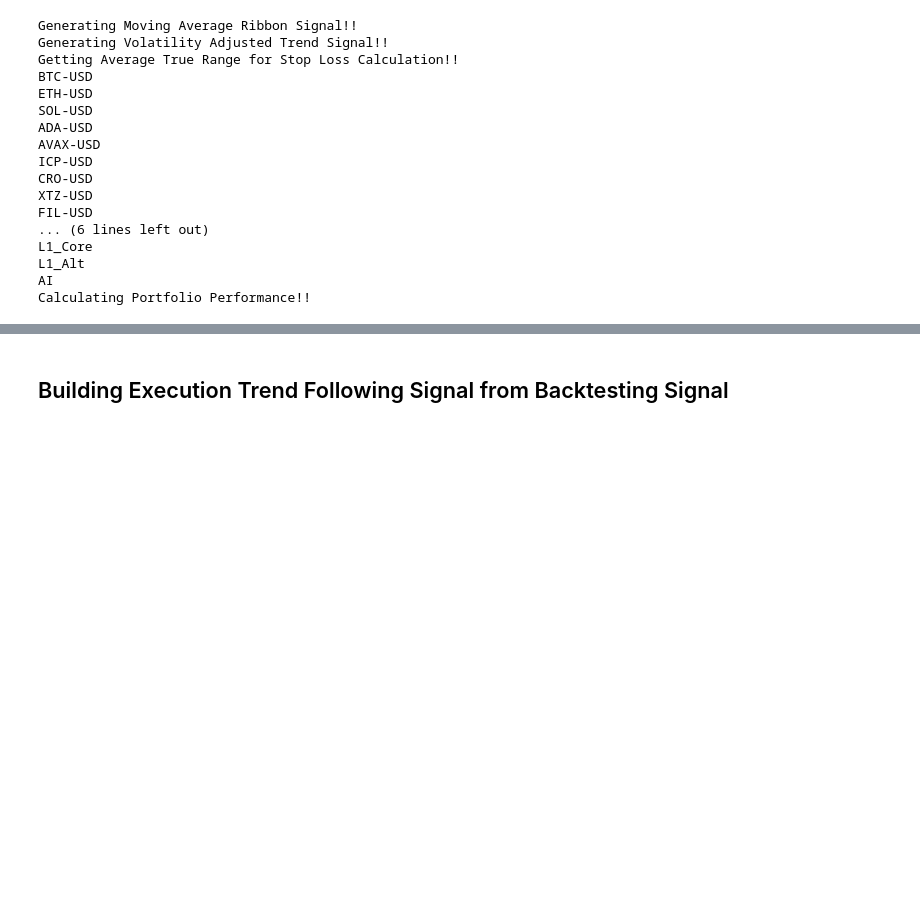
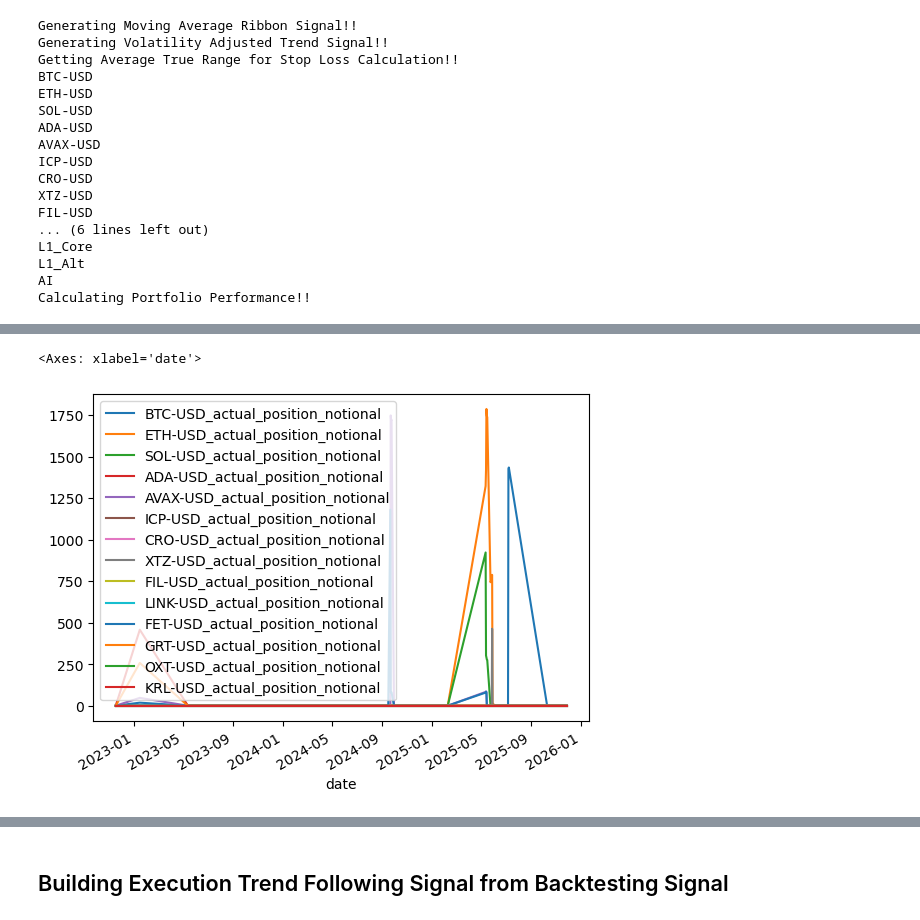
Before and after one commit to adheerchauhan/trend_following, a Jupyter notebook: research/notebooks/Trend_Following_Expanded_Universe_Live_Performance.ipynb, the cells around one changed output, grey strips where cells are left out. Cells and saved outputs as stored; diff of their text form; code cells hidden in the pictures; blank space fills up the shorter version.

```diff
--- a/research/notebooks/Trend_Following_Expanded_Universe_Live_Performance.ipynb
+++ b/research/notebooks/Trend_Following_Expanded_Universe_Live_Performance.ipynb
@@ -1149,0 +1174,6 @@ sleeve_metrics
+# %%
+position_cols = [f'{ticker}_actual_position_notional' for ticker in ticker_list]
+df_expanded_universe[df_expanded_universe['final_scaling_factor'] > 20000][position_cols].plot()
+# %% [output]
+<Axes: xlabel='date'>
+[figure, added]
```
Also changed, not shown: parts of 82 cells of this notebook, 2 other files.
